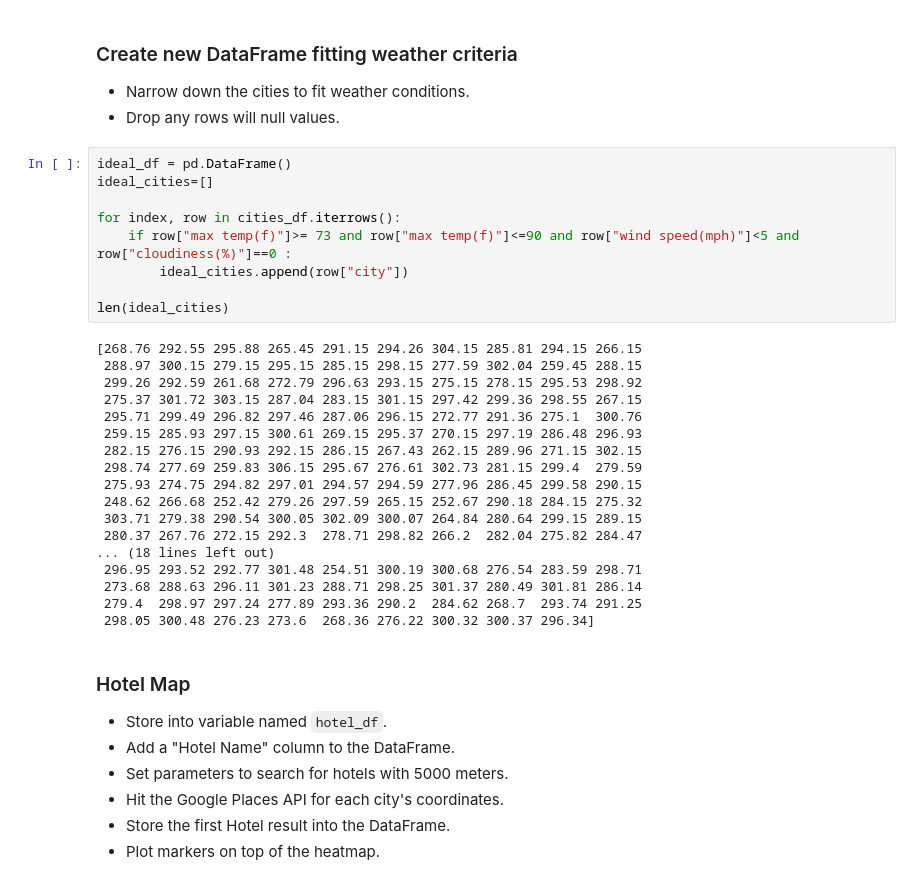
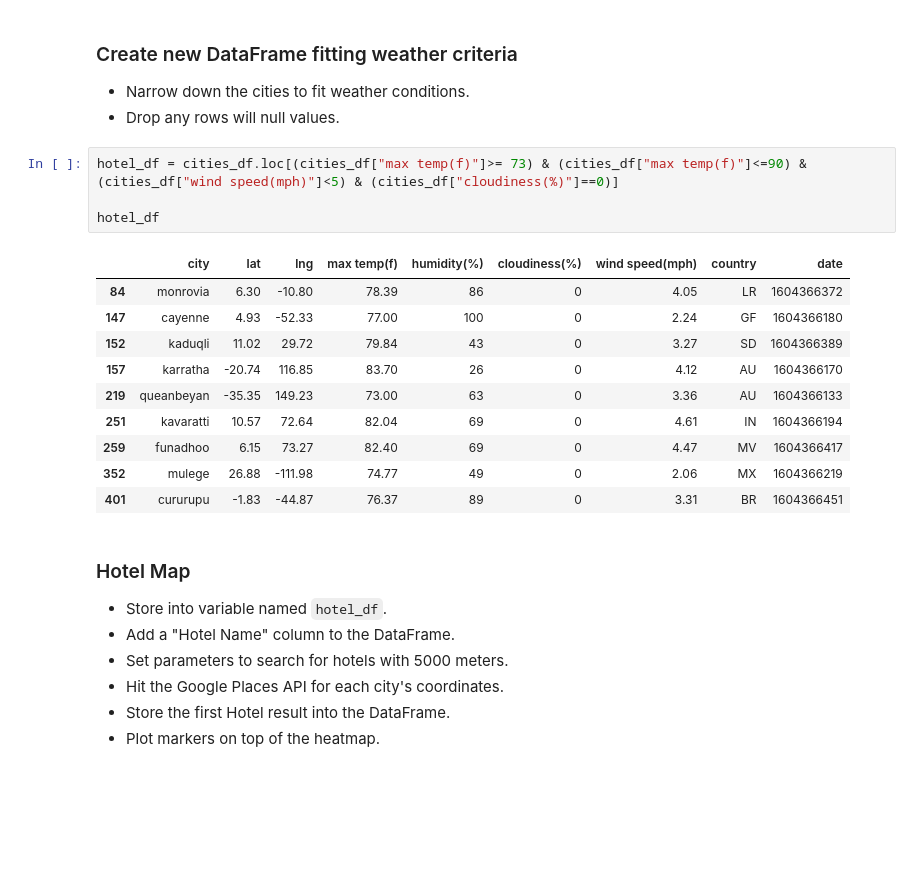
Before and after one commit to LaurenEGardner/python-api-challenge, a Jupyter notebook: VacationPy/VacationPy.ipynb, the cells around one changed output. Cells and saved outputs as stored; diff of their text form; blank space fills up the shorter version.

```diff
--- a/VacationPy/VacationPy.ipynb
+++ b/VacationPy/VacationPy.ipynb
@@ -64,32 +64,20 @@ fig
 * Narrow down the cities to fit weather conditions.
 * Drop any rows will null values.
 # %%
-ideal_df = pd.DataFrame()
-ideal_cities=[]
+hotel_df = cities_df.loc[(cities_df["max temp(f)"]>= 73) & (cities_df["max temp(f)"]<=90) & (cities_df["wind speed(mph)"]<5) & (cities_df["cloudiness(%)"]==0)]
 
-for index, row in cities_df.iterrows():
-    if row["max temp(f)"]>= 73 and row["max temp(f)"]<=90 and row["wind speed(mph)"]<5 and row["cloudiness(%)"]==0 :
-        ideal_cities.append(row["city"])
-
-len(ideal_cities)
+hotel_df
 # %% [output]
-[268.76 292.55 295.88 265.45 291.15 294.26 304.15 285.81 294.15 266.15
- 288.97 300.15 279.15 295.15 285.15 298.15 277.59 302.04 259.45 288.15
- 299.26 292.59 261.68 272.79 296.63 293.15 275.15 278.15 295.53 298.92
- 275.37 301.72 303.15 287.04 283.15 301.15 297.42 299.36 298.55 267.15
- 295.71 299.49 296.82 297.46 287.06 296.15 272.77 291.36 275.1  300.76
- 259.15 285.93 297.15 300.61 269.15 295.37 270.15 297.19 286.48 296.93
- 282.15 276.15 290.93 292.15 286.15 267.43 262.15 289.96 271.15 302.15
- 298.74 277.69 259.83 306.15 295.67 276.61 302.73 281.15 299.4  279.59
- 275.93 274.75 294.82 297.01 294.57 294.59 277.96 286.45 299.58 290.15
- 248.62 266.68 252.42 279.26 297.59 265.15 252.67 290.18 284.15 275.32
- 303.71 279.38 290.54 300.05 302.09 300.07 264.84 280.64 299.15 289.15
- 280.37 267.76 272.15 292.3  278.71 298.82 266.2  282.04 275.82 284.47
-... (18 lines left out)
- 296.95 293.52 292.77 301.48 254.51 300.19 300.68 276.54 283.59 298.71
- 273.68 288.63 296.11 301.23 288.71 298.25 301.37 280.49 301.81 286.14
- 279.4  298.97 297.24 277.89 293.36 290.2  284.62 268.7  293.74 291.25
- 298.05 300.48 276.23 273.6  268.36 276.22 300.32 300.37 296.34]
+|  | city | lat | lng | max temp(f) | humidity(%) | cloudiness(%) | wind speed(mph) | country | date |
+| 84 | monrovia | 6.30 | -10.80 | 78.39 | 86 | 0 | 4.05 | LR | 1604366372 |
+| 147 | cayenne | 4.93 | -52.33 | 77.00 | 100 | 0 | 2.24 | GF | 1604366180 |
+| 152 | kaduqli | 11.02 | 29.72 | 79.84 | 43 | 0 | 3.27 | SD | 1604366389 |
+| 157 | karratha | -20.74 | 116.85 | 83.70 | 26 | 0 | 4.12 | AU | 1604366170 |
+| 219 | queanbeyan | -35.35 | 149.23 | 73.00 | 63 | 0 | 3.36 | AU | 1604366133 |
+| 251 | kavaratti | 10.57 | 72.64 | 82.04 | 69 | 0 | 4.61 | IN | 1604366194 |
+| 259 | funadhoo | 6.15 | 73.27 | 82.40 | 69 | 0 | 4.47 | MV | 1604366417 |
+| 352 | mulege | 26.88 | -111.98 | 74.77 | 49 | 0 | 2.06 | MX | 1604366219 |
+| 401 | cururupu | -1.83 | -44.87 | 76.37 | 89 | 0 | 3.31 | BR | 1604366451 |
 # %% [markdown]
 ### Hotel Map
 * Store into variable named `hotel_df`.
```
Also changed, not shown: parts of 2 cells of this notebook, 14 other files.
